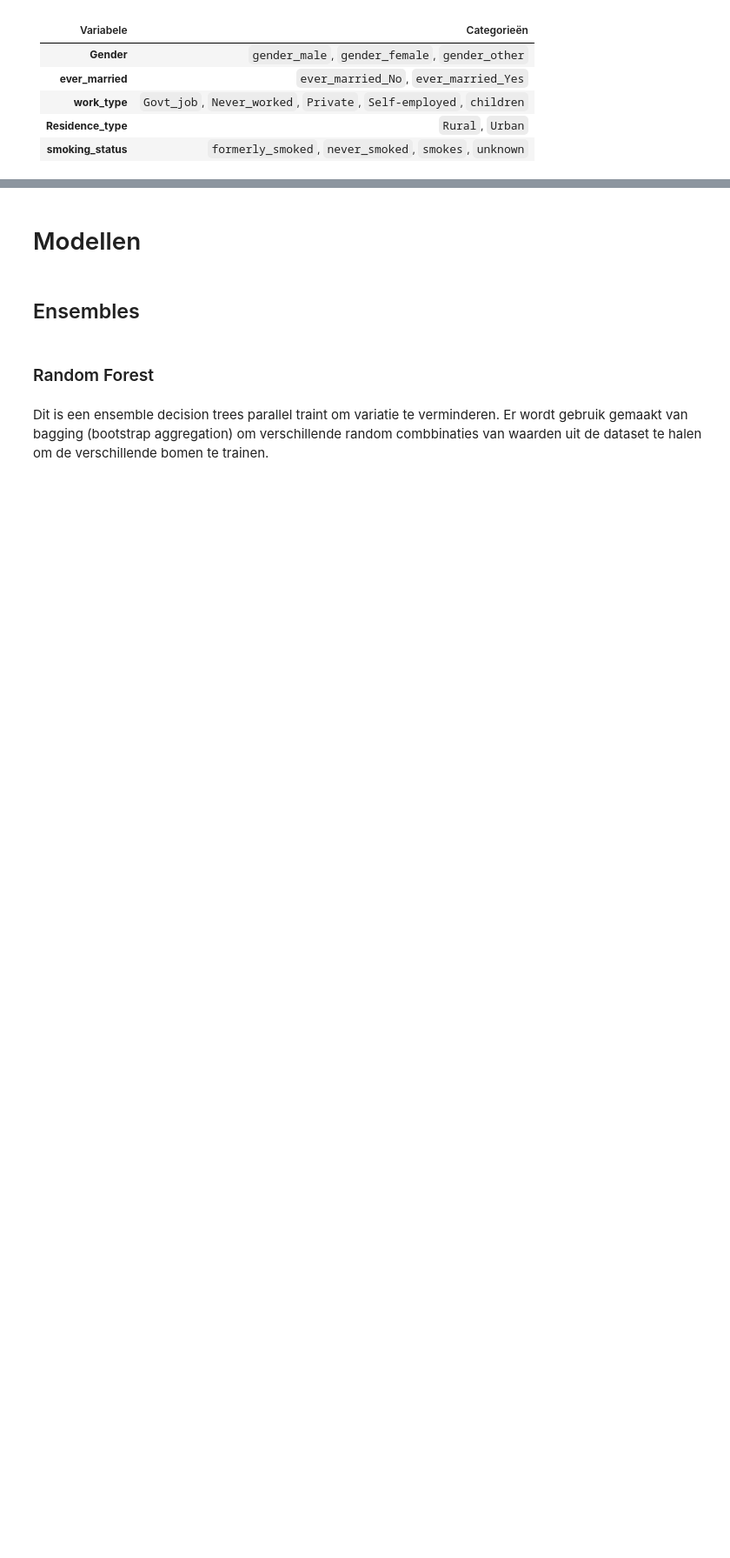
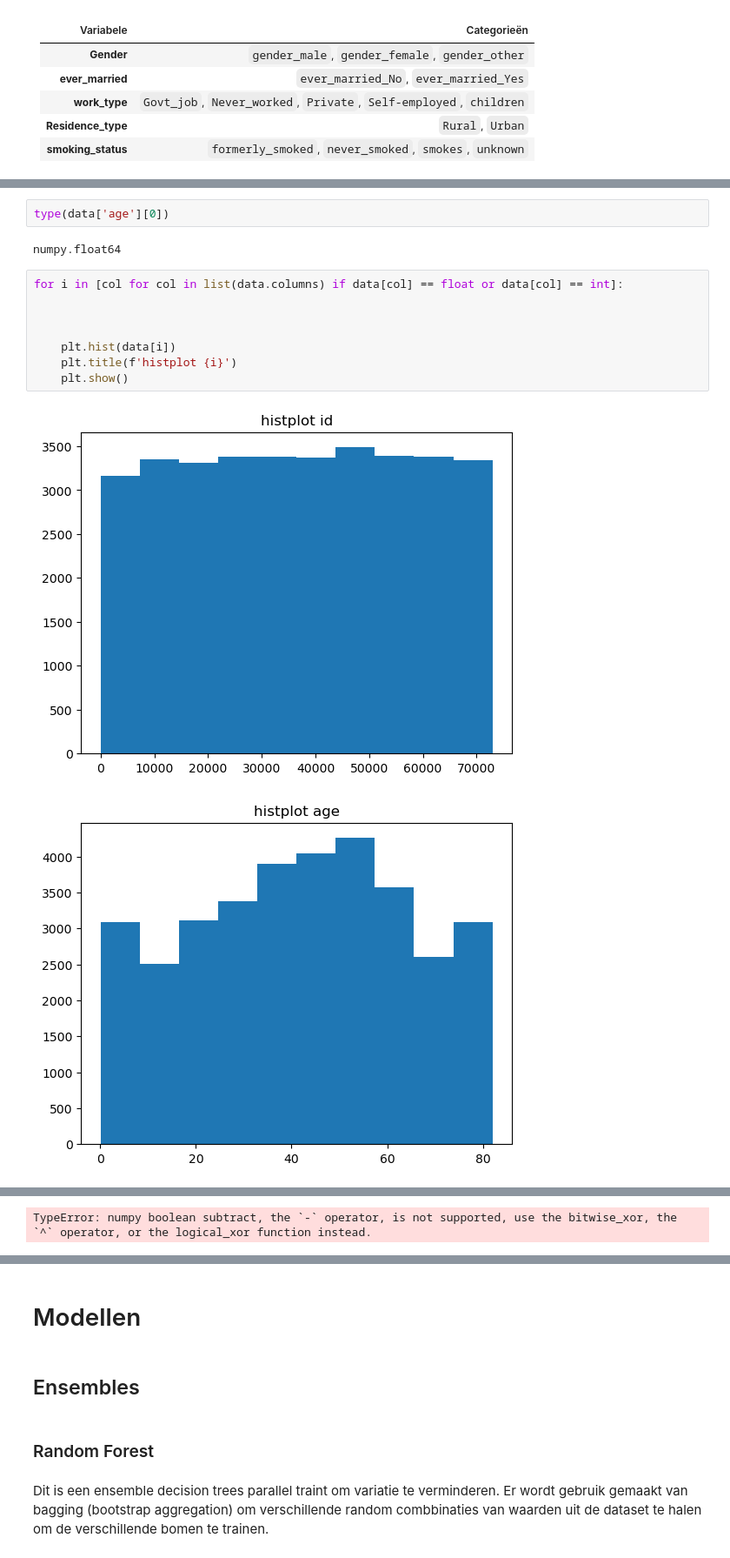
Before and after one commit to larsol55on/Machine-Learning-Herseninfract, a Jupyter notebook: sven.ipynb, the cells around one changed output, grey strips where cells are left out. Shown at 87% size. Cells and saved outputs as stored; diff of their text form; blank space fills up the shorter version.

Commit message:
schoon data op

```diff
--- a/sven.ipynb
+++ b/sven.ipynb
@@ -78,0 +72,15 @@ X_train, X_test, y_train, y_test = train_test_split(X, y, test_size=0.3, stratif
+# %%
+type(data['age'][0])
+# %% [output]
+numpy.float64
+# %%
+for i in [col for col in list(data.columns) if data[col] == float or data[col] == int]:
+
+
+
+    plt.hist(data[i])
+    plt.title(f'histplot {i}')
+    plt.show()
+# %% [output]
+[figure, added]
+[figure, added]
@@ -78,0 +91 @@ X_train, X_test, y_train, y_test = train_test_split(X, y, test_size=0.3, stratif
+TypeError: numpy boolean subtract, the `-` operator, is not supported, use the bitwise_xor, the `^` operator, or the logical_xor function instead.
```
Also changed, not shown: parts of 15 cells of this notebook.
